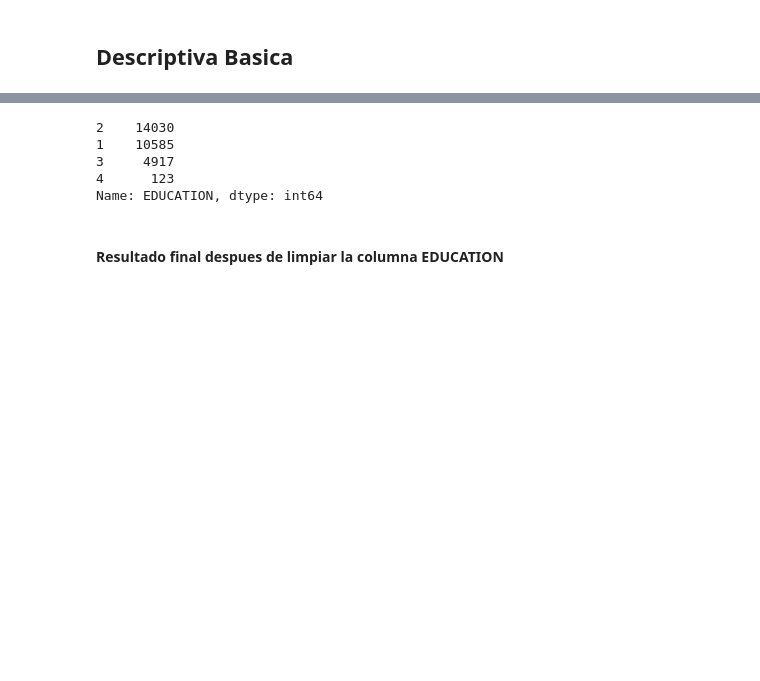
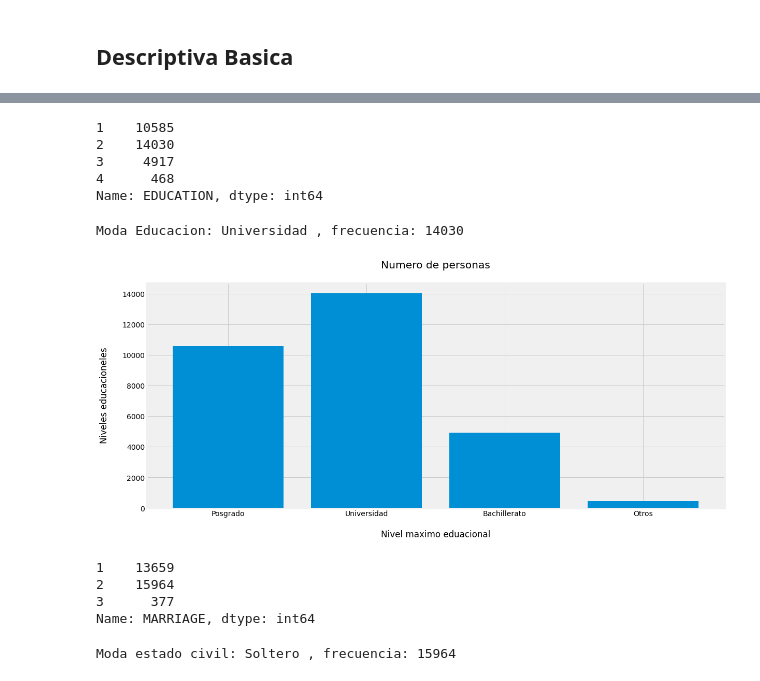
Before and after one commit to JavierTallarin/proyecto-CreditoBancario-Ciencia-De-Datos, a Jupyter notebook: proyecto t1.ipynb, the cells around one changed output, grey strips where cells are left out. Cells and saved outputs as stored; diff of their text form; code cells hidden in the pictures; blank space fills up the shorter version.

Commit message:
Moda🧮, Gráficos 📊, etc

```diff
--- a/proyecto t1.ipynb
+++ b/proyecto t1.ipynb
@@ -103,13 +130,0 @@ fig.show()
-# %%
-porBorrar = (archivoDatos['EDUCATION'] == 0)|(archivoDatos['EDUCATION'] == 6)|(archivoDatos['EDUCATION'] == 5)
-archivoDatos = archivoDatos.drop(archivoDatos.EDUCATION[porBorrar].index.values, axis=0)
-
-archivoDatos['EDUCATION'].value_counts()
-# %% [output]
-2    14030
-1    10585
-3     4917
-4      123
-Name: EDUCATION, dtype: int64
-# %% [markdown]
-#### Resultado final despues de limpiar la columna EDUCATION
@@ -123,0 +131,44 @@ fig.show()
+# %%
+#df['default payment next month'].value_counts().sort_index()
+aux = (df.EDUCATION == 0) | (df.EDUCATION == 5) | (df.EDUCATION == 6)
+df.loc[aux,"EDUCATION"] = 4
+print(df.EDUCATION.value_counts().sort_index())
+# %% [output]
+1    10585
+2    14030
+3     4917
+4      468
+Name: EDUCATION, dtype: int64
+# %%
+moda_EDUCATION,frecuencia_EDUCATION = stats.mode(df['EDUCATION'])
+print('Moda Educacion: '+str(moda_EDUCATION[0]).replace("1","Posgrado").replace("2","Universidad").replace("3","Bachillerato").replace("4","Otros")
++' , frecuencia: '+str(frecuencia_EDUCATION[0]))
+# %% [output]
+Moda Educacion: Universidad , frecuencia: 14030
+# %%
+plt.figure(figsize=(20,8))
+with plt.style.context('fivethirtyeight'):
+  plt.bar(df.EDUCATION.value_counts().index, df.EDUCATION.value_counts().values)
+
+  plt.xlabel('\nNivel maximo eduacional')
+  plt.ylabel('Niveles educacioneles\n')
+  plt.title('Numero de personas\n')
+  plt.xticks([1,2,3,4],["Posgrado","Universidad","Bachillerato","Otros"])
+  plt.show()
+# %% [output]
+[figure, added]
+# %%
+aux = (df.MARRIAGE == 0)
+df.loc[aux,"MARRIAGE"] = 3
+print(df.MARRIAGE.value_counts().sort_index())
+# %% [output]
+1    13659
+2    15964
+3      377
+Name: MARRIAGE, dtype: int64
+# %%
+moda_MARRIAGE,frecuencia_MARRIAGE = stats.mode(df['MARRIAGE'])
+print('Moda estado civil: '+str(moda_MARRIAGE[0]).replace("1","Casado").replace("2","Soltero").replace("3","Otros")
++' , frecuencia: '+str(frecuencia_MARRIAGE[0]))
+# %% [output]
+Moda estado civil: Soltero , frecuencia: 15964
```
Also changed, not shown: parts of 31 cells of this notebook.
